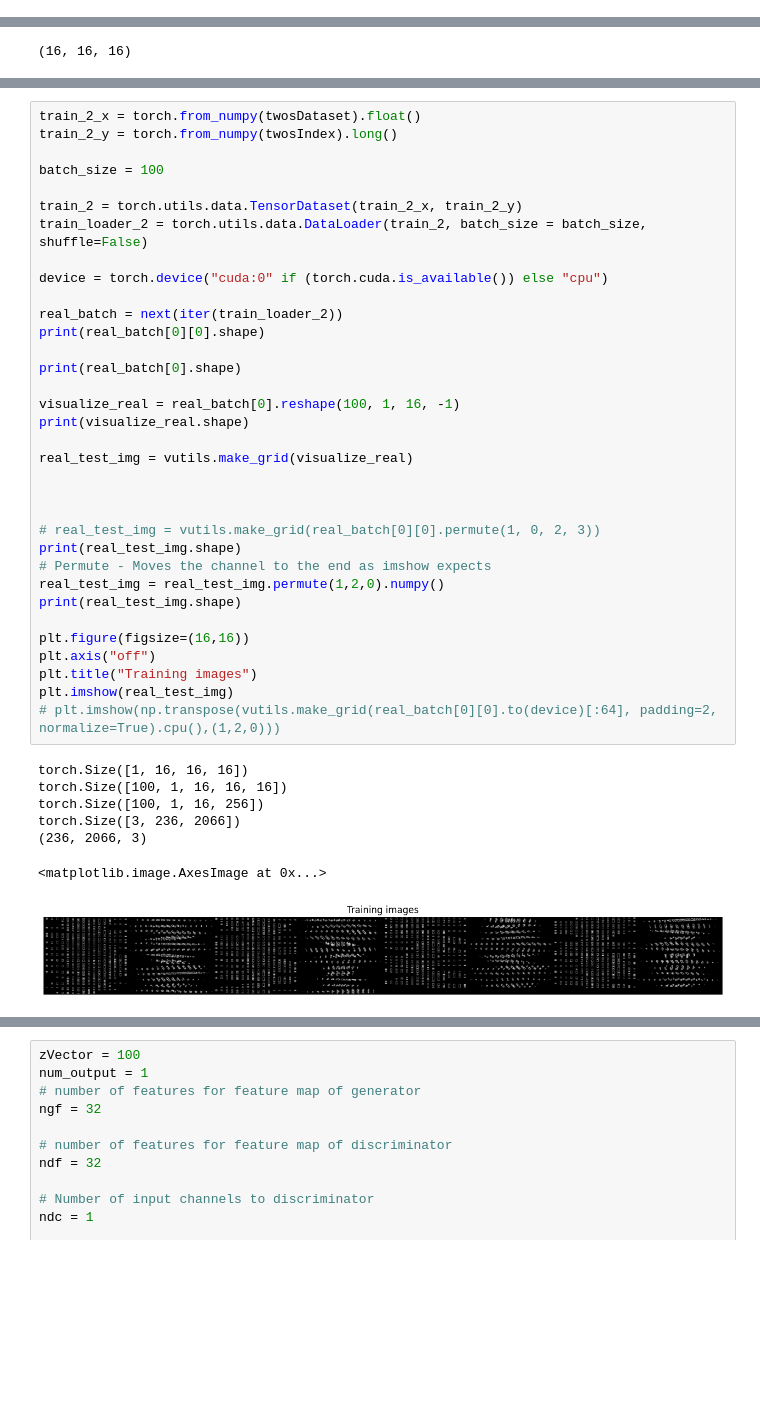
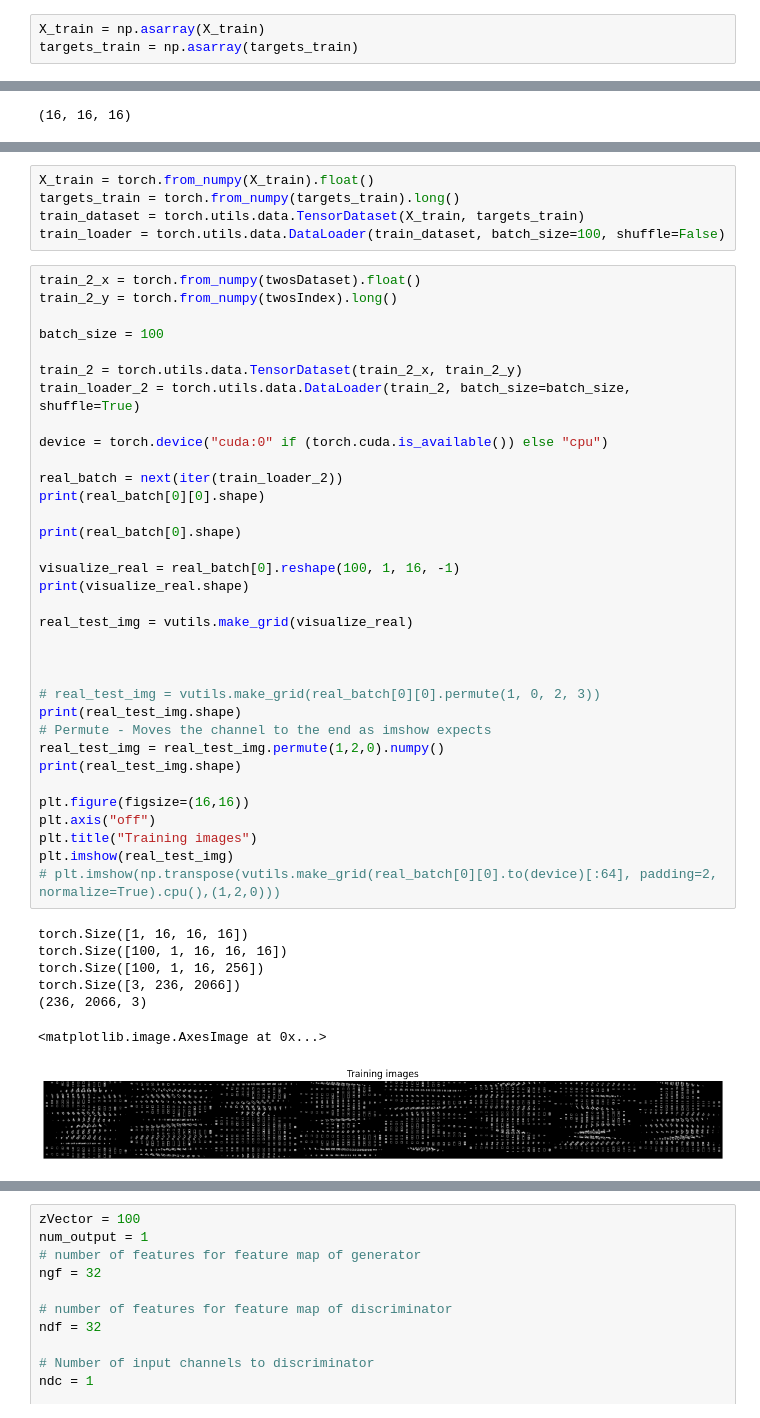
Before and after one commit to JTStephens18/3DMNIST, a Jupyter notebook: v4_3DMNIST_CNN.ipynb, the cells around one changed output, grey strips where cells are left out. Cells and saved outputs as stored; diff of their text form; blank space fills up the shorter version.

```diff
--- a/v4_3DMNIST_CNN.ipynb
+++ b/v4_3DMNIST_CNN.ipynb
@@ -142,3 +120,6 @@ array([[0.        , 0.        , 0.        , 0.        , 0.        ,
+# %%
+X_train = np.asarray(X_train)
+targets_train = np.asarray(targets_train)
 # %%
 twosDataset = []
 twosIndex = []
@@ -229,6 +210,11 @@ min       0.000000     0.000000     0.000000     0.000000
 75%      11.250000    11.250000    11.250000    22.000000
 max      15.000000    15.000000    15.000000   255.000000
 [interactive output not drawn]
+# %%
+X_train = torch.from_numpy(X_train).float()
+targets_train = torch.from_numpy(targets_train).long()
+train_dataset = torch.utils.data.TensorDataset(X_train, targets_train)
+train_loader = torch.utils.data.DataLoader(train_dataset, batch_size=100, shuffle=False)
 # %%
 train_2_x = torch.from_numpy(twosDataset).float()
 train_2_y = torch.from_numpy(twosIndex).long()
@@ -236,38 +222,38 @@ train_2_y = torch.from_numpy(twosIndex).long()
 batch_size = 100
 
 train_2 = torch.utils.data.TensorDataset(train_2_x, train_2_y)
-train_loader_2 = torch.utils.data.DataLoader(train_2, batch_size = batch_size, shuffle=False)
+train_loader_2 = torch.utils.data.DataLoader(train_2, batch_size=batch_size, shuffle=True)
 
 device = torch.device("cuda:0" if (torch.cuda.is_available()) else "cpu")
 
 real_batch = next(iter(train_loader_2))
 print(real_batch[0][0].shape)
 
 print(real_batch[0].shape)
 
 visualize_real = real_batch[0].reshape(100, 1, 16, -1)
 print(visualize_real.shape)
 
 real_test_img = vutils.make_grid(visualize_real)
 
 
 
 # real_test_img = vutils.make_grid(real_batch[0][0].permute(1, 0, 2, 3))
 print(real_test_img.shape)
 # Permute - Moves the channel to the end as imshow expects
 real_test_img = real_test_img.permute(1,2,0).numpy()
 print(real_test_img.shape)
 
 plt.figure(figsize=(16,16))
 plt.axis("off")
 plt.title("Training images")
 plt.imshow(real_test_img)
 # plt.imshow(np.transpose(vutils.make_grid(real_batch[0][0].to(device)[:64], padding=2, normalize=True).cpu(),(1,2,0)))
 # %% [output]
 torch.Size([1, 16, 16, 16])
 torch.Size([100, 1, 16, 16, 16])
 torch.Size([100, 1, 16, 256])
 torch.Size([3, 236, 2066])
 (236, 2066, 3)
 <matplotlib.image.AxesImage at 0x...>
-[figure, old version]
+[figure, new version]
```
Also changed, not shown: parts of 11 cells of this notebook.
